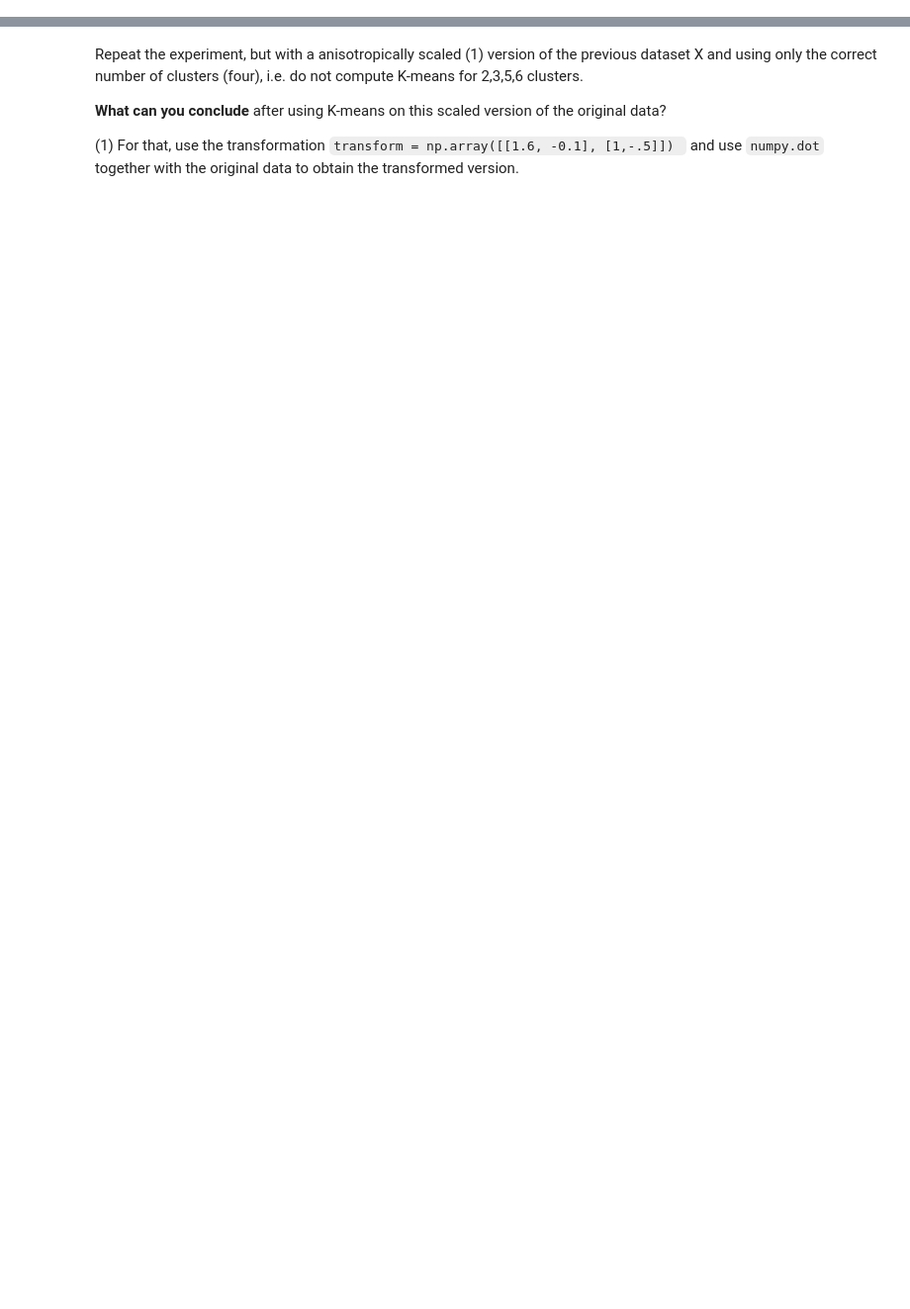
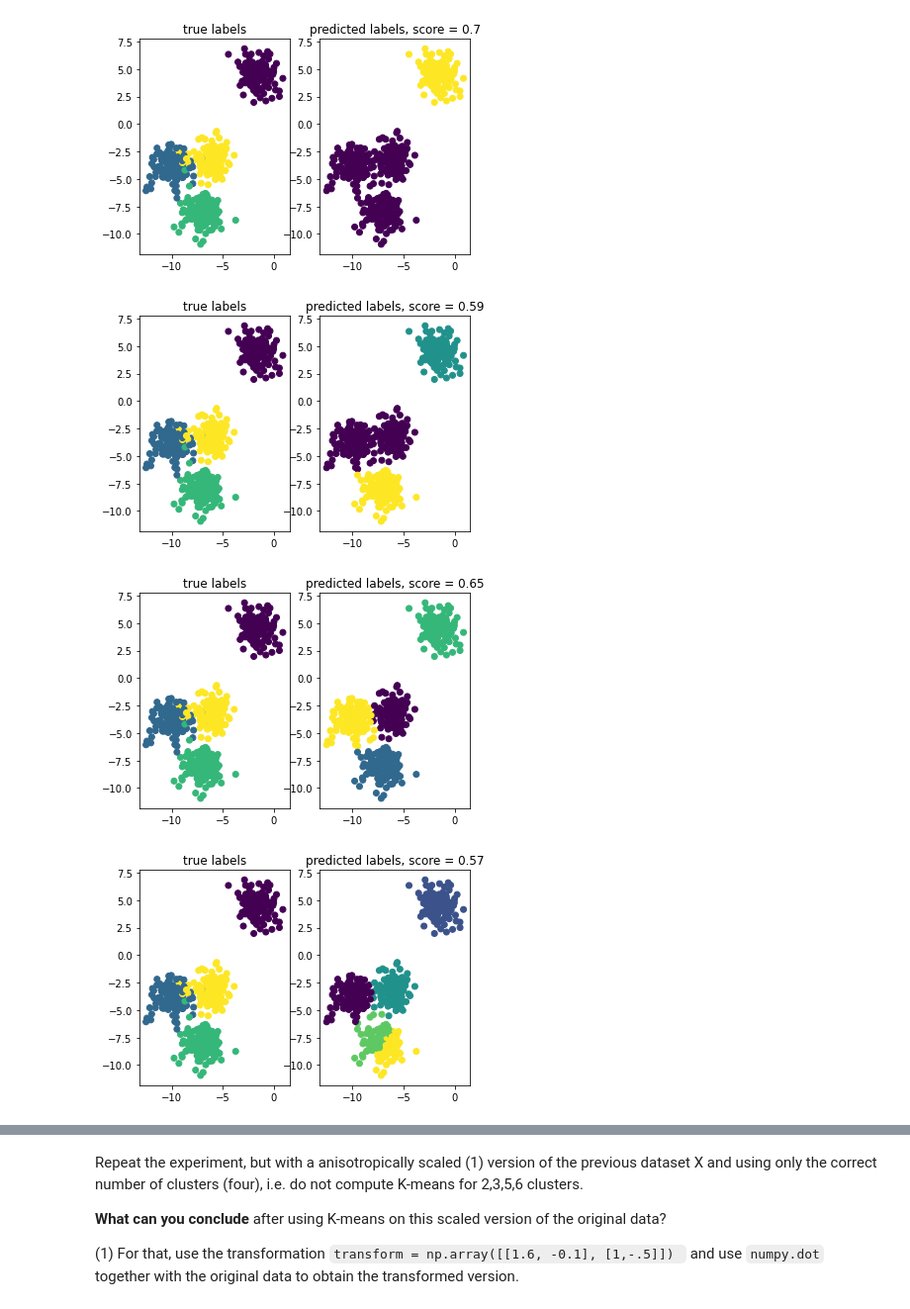
Before and after one commit to curieuxjy/Python, a Jupyter notebook: ML_TuBerlin/day07/07_exercise.ipynb, the cells around one changed output, grey strips where cells are left out. Shown: that part at 99% size. Drawn from its saved outputs; the diff is of its cells as text; code cells hidden in the pictures; blank space fills up the shorter version.

```diff
--- a/ML_TuBerlin/day07/07_exercise.ipynb
+++ b/ML_TuBerlin/day07/07_exercise.ipynb
@@ -56,11 +57,32 @@ Follow this link for an example on how to use subplots (you have to sccroll down
 # %%
 from sklearn.datasets import make_blobs
 X, y = make_blobs(n_samples=500,
                   n_features=2,  # 2D data
                   centers=4,  # distributed in 4 clusters
                   cluster_std=1, # std deviation
                   center_box=(-10.0, 10.0), # xlim, ylim
                   shuffle=True,
                   random_state=1)
 
 # Follow steps 1,2,3
+from sklearn.metrics import silhouette_score
+from sklearn.cluster import KMeans
+import matplotlib.pyplot as plt
+def do_ex_one():
+    for n_clusters in [2, 3, 4, 5, 6]:
+        kmeans = KMeans(n_clusters=n_clusters)
+        fig, (ax1, ax2) = plt.subplots(1, 2)
+        labels = kmeans.fit_predict(X)
+        score = silhouette_score(X, labels)
+        ax1.set_title('true labels')
+        ax1.scatter(X[:, 0], X[:, 1], c=y)
+        ax2.set_title(f'predicted labels, score = {round(score, 2)}')
+        ax2.scatter(X[:, 0], X[:, 1], c=labels)
+        plt.show()
+
+do_ex_one()
+# %% [output]
+[figure, added]
+[figure, added]
+[figure, added]
+[figure, added]
```
Also changed, not shown: parts of 15 cells of this notebook, 31 other files.
